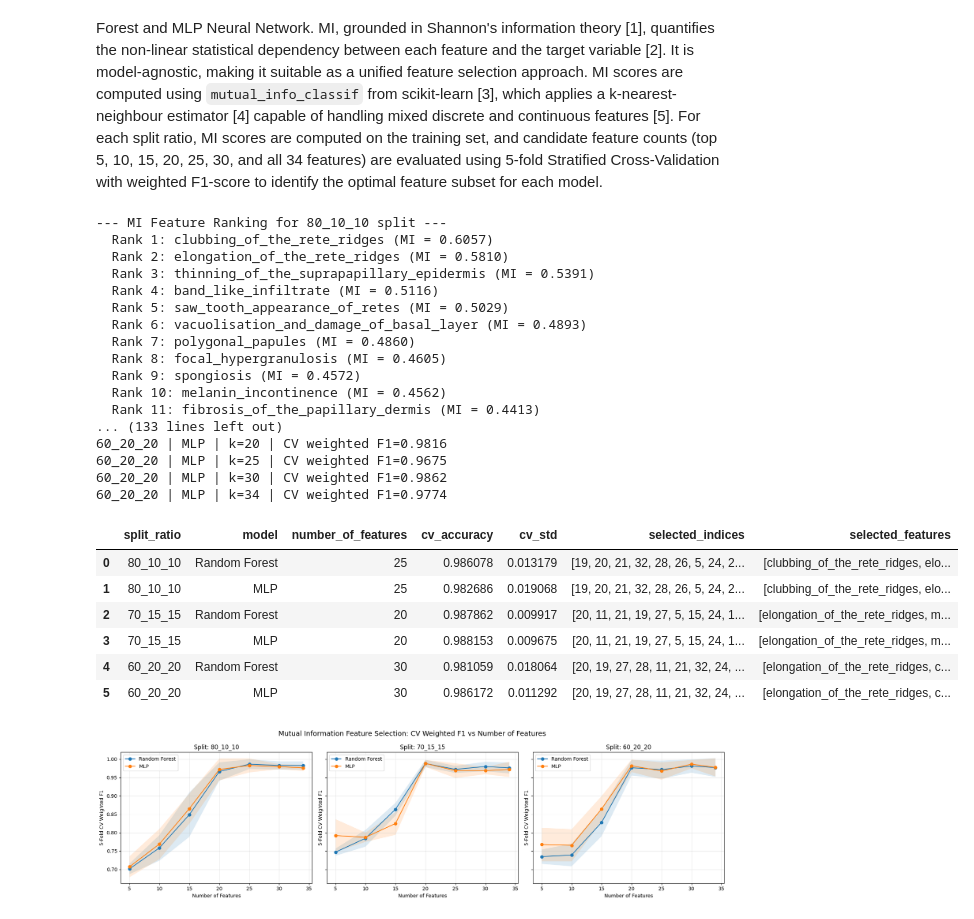
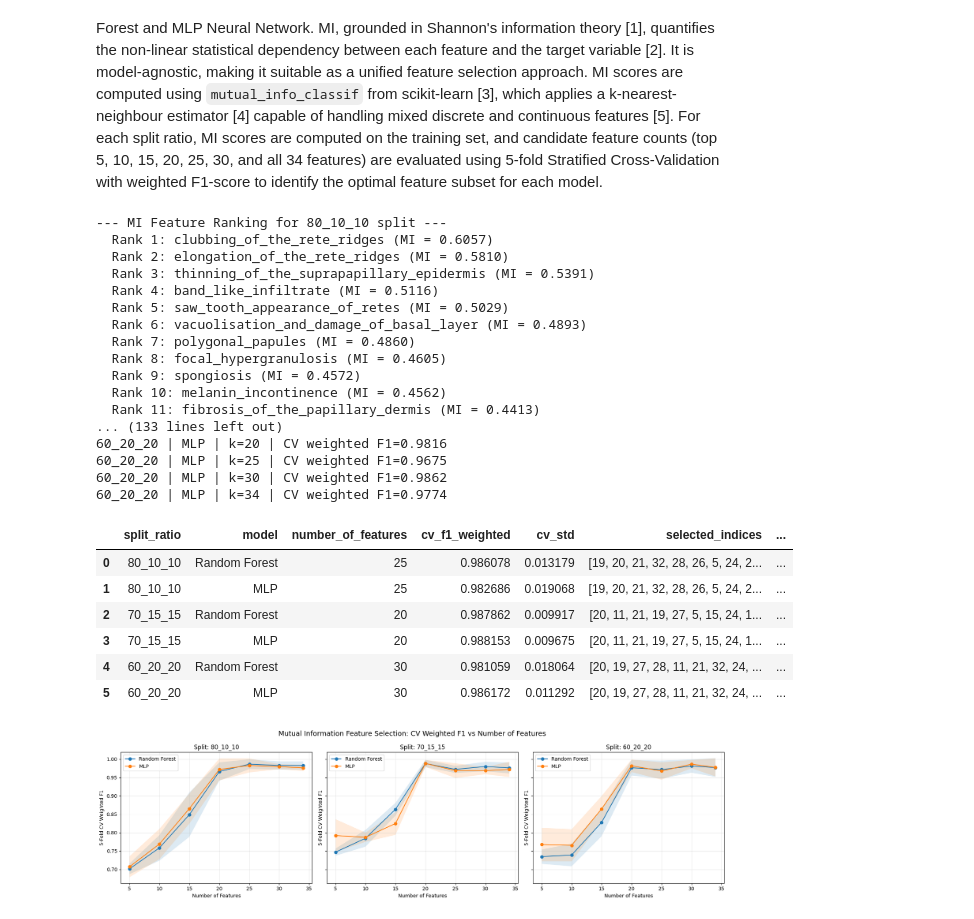
Before and after one commit to Jeffrysoo/CPC-251-Project-1, a Jupyter notebook: CPC251_Project_Combined_Dermatology.ipynb, the cells around one changed output. Saved outputs shown, nothing was run; the diff lists cells and outputs as text; code cells hidden in the pictures.

```diff
--- a/CPC251_Project_Combined_Dermatology.ipynb
+++ b/CPC251_Project_Combined_Dermatology.ipynb
@@ -774,7 +774,7 @@ for split_name, split_data in sfs_input_data.items():
                 'split_ratio': split_name,
                 'model': model_name,
                 'number_of_features': k,
-                'cv_accuracy': cv_scores.mean(),
+                'cv_f1_weighted': cv_scores.mean(),
                 'cv_std': cv_scores.std(),
                 'selected_indices': selected_indices.tolist(),
                 'selected_features': selected_features
@@ -788,14 +788,14 @@ for split_name, split_data in sfs_input_data.items():
         sfs_results[split_name][model_name] = result_df
 
         # Store the best candidate-k row for the current split and model
-        best_row = result_df.loc[result_df['cv_accuracy'].idxmax()]
+        best_row = result_df.loc[result_df['cv_f1_weighted'].idxmax()]
         sfs_summary_rows.append(best_row)
 
 # Combine the best rows into one summary table
 sfs_summary_df = pd.DataFrame(sfs_summary_rows).reset_index(drop=True)
 
 # Display the summary table for all split and model combinations
-sfs_summary_df[['split_ratio', 'model', 'number_of_features', 'cv_accuracy', 'cv_std', 'selected_indices', 'selected_features']]
+sfs_summary_df[['split_ratio', 'model', 'number_of_features', 'cv_f1_weighted', 'cv_std', 'selected_indices', 'selected_features']]
 # %% [output]
 80_10_10 | Logistic Regression | k=5 | CV weighted F1=0.9615
 80_10_10 | Logistic Regression | k=10 | CV weighted F1=0.9895
@@ -830,11 +830,11 @@ fig, axes = plt.subplots(1, 3, figsize=(18, 5), sharey=True)
 
 # Plot one chart per split ratio
 for ax, split_name in zip(axes, sfs_results.keys()):
-    # Plot one accuracy curve for each model within the current split ratio
+    # Plot one weighted F1 curve for each model within the current split ratio
     for model_name, result_df in sfs_results[split_name].items():
         ax.plot(
             result_df['number_of_features'],
-            result_df['cv_accuracy'],
+            result_df['cv_f1_weighted'],
             marker='o',
             label=model_name
         )
@@ -887,7 +887,7 @@ for split_name in split_order:
     # Store the optimal Logistic Regression feature selection information for this split
     lr_sfs_optimal_results[split_name] = {
         'optimal_k': int(lr_row['number_of_features']),
-        'cv_accuracy': lr_row['cv_accuracy'],
+        'cv_f1_weighted': lr_row['cv_f1_weighted'],
         'cv_std': lr_row['cv_std'],
         'selected_indices': lr_row['selected_indices'],
         'selected_features': lr_row['selected_features']
@@ -896,7 +896,7 @@ for split_name in split_order:
     # Store the optimal SVM Linear feature selection information for this split
     svm_linear_sfs_optimal_results[split_name] = {
         'optimal_k': int(svm_linear_row['number_of_features']),
-        'cv_accuracy': svm_linear_row['cv_accuracy'],
+        'cv_f1_weighted': svm_linear_row['cv_f1_weighted'],
         'cv_std': svm_linear_row['cv_std'],
         'selected_indices': svm_linear_row['selected_indices'],
         'selected_features': svm_linear_row['selected_features']
@@ -905,7 +905,7 @@ for split_name in split_order:
     # Store the optimal SVM RBF feature selection information for this split
     svm_sfs_optimal_results[split_name] = {
         'optimal_k': int(svm_row['number_of_features']),
-        'cv_accuracy': svm_row['cv_accuracy'],
+        'cv_f1_weighted': svm_row['cv_f1_weighted'],
         'cv_std': svm_row['cv_std'],
         'selected_indices': svm_row['selected_indices'],
         'selected_features': svm_row['selected_features']
@@ -962,21 +962,21 @@ for split_name in split_order:
     print('Optimal number of features:', lr_sfs_optimal_results[split_name]['optimal_k'])
     print('Selected feature indices:', lr_sfs_optimal_results[split_name]['selected_indices'])
     print('Selected feature names:', lr_sfs_optimal_results[split_name]['selected_features'])
-    print('Best 5-fold CV accuracy:', round(lr_sfs_optimal_results[split_name]['cv_accuracy'], 4))
+    print('Best 5-fold CV weighted F1:', round(lr_sfs_optimal_results[split_name]['cv_f1_weighted'], 4))
     print('-' * 60)
 
     print(f'SVM Linear SFS Results for {split_name} split')
     print('Optimal number of features:', svm_linear_sfs_optimal_results[split_name]['optimal_k'])
     print('Selected feature indices:', svm_linear_sfs_optimal_results[split_name]['selected_indices'])
     print('Selected feature names:', svm_linear_sfs_optimal_results[split_name]['selected_features'])
-    print('Best 5-fold CV accuracy:', round(svm_linear_sfs_optimal_results[split_name]['cv_accuracy'], 4))
+    print('Best 5-fold CV weighted F1:', round(svm_linear_sfs_optimal_results[split_name]['cv_f1_weighted'], 4))
     print('-' * 60)
 
     print(f'SVM RBF SFS Results for {split_name} split')
     print('Optimal number of features:', svm_sfs_optimal_results[split_name]['optimal_k'])
     print('Selected feature indices:', svm_sfs_optimal_results[split_name]['selected_indices'])
     print('Selected feature names:', svm_sfs_optimal_results[split_name]['selected_features'])
-    print('Best 5-fold CV accuracy:', round(svm_sfs_optimal_results[split_name]['cv_accuracy'], 4))
+    print('Best 5-fold CV weighted F1:', round(svm_sfs_optimal_results[split_name]['cv_f1_weighted'], 4))
     print('=' * 60)
 # %% [output]
 Logistic Regression SFS Results for 80_10_10 split
@@ -2509,7 +2509,7 @@ for split_name, split_data in mi_input_data.items():
                 'split_ratio': split_name,
                 'model': model_name,
                 'number_of_features': k,
-                'cv_accuracy': cv_scores.mean(),
+                'cv_f1_weighted': cv_scores.mean(),
                 'cv_std': cv_scores.std(),
                 'selected_indices': selected_indices.tolist(),
                 'selected_features': selected_features
@@ -2520,42 +2520,42 @@ for split_name, split_data in mi_input_data.items():
 
         # Convert the detailed results into a DataFrame for easier viewing and plotting
         result_df = pd.DataFrame(model_results)
         mi_results[split_name][model_name] = result_df
 
         # Store the best candidate-k row for the current split and model
-        best_row = result_df.loc[result_df['cv_accuracy'].idxmax()]
+        best_row = result_df.loc[result_df['cv_f1_weighted'].idxmax()]
         mi_summary_rows.append(best_row)
 
 # Combine the best rows into one summary table
 mi_summary_df = pd.DataFrame(mi_summary_rows).reset_index(drop=True)
 
 # Display the summary table for all split and model combinations
-mi_summary_df[['split_ratio', 'model', 'number_of_features', 'cv_accuracy', 'cv_std', 'selected_indices', 'selected_features']]
+mi_summary_df[['split_ratio', 'model', 'number_of_features', 'cv_f1_weighted', 'cv_std', 'selected_indices', 'selected_features']]
 # %% [output]
 --- MI Feature Ranking for 80_10_10 split ---
   Rank 1: clubbing_of_the_rete_ridges (MI = 0.6057)
   Rank 2: elongation_of_the_rete_ridges (MI = 0.5810)
   Rank 3: thinning_of_the_suprapapillary_epidermis (MI = 0.5391)
   Rank 4: band_like_infiltrate (MI = 0.5116)
   Rank 5: saw_tooth_appearance_of_retes (MI = 0.5029)
   Rank 6: vacuolisation_and_damage_of_basal_layer (MI = 0.4893)
   Rank 7: polygonal_papules (MI = 0.4860)
   Rank 8: focal_hypergranulosis (MI = 0.4605)
   Rank 9: spongiosis (MI = 0.4572)
   Rank 10: melanin_incontinence (MI = 0.4562)
   Rank 11: fibrosis_of_the_papillary_dermis (MI = 0.4413)
 ... (133 lines left out)
 60_20_20 | MLP | k=20 | CV weighted F1=0.9816
 60_20_20 | MLP | k=25 | CV weighted F1=0.9675
 60_20_20 | MLP | k=30 | CV weighted F1=0.9862
 60_20_20 | MLP | k=34 | CV weighted F1=0.9774
-|  | split_ratio | model | number_of_features | cv_accuracy | cv_std | selected_indices | selected_features |
-| 0 | 80_10_10 | Random Forest | 25 | 0.986078 | 0.013179 | [19, 20, 21, 32, 28, 26, 5, 24, 2... | [clubbing_of_the_rete_ridges, elo... |
-| 1 | 80_10_10 | MLP | 25 | 0.982686 | 0.019068 | [19, 20, 21, 32, 28, 26, 5, 24, 2... | [clubbing_of_the_rete_ridges, elo... |
-| 2 | 70_15_15 | Random Forest | 20 | 0.987862 | 0.009917 | [20, 11, 21, 19, 27, 5, 15, 24, 1... | [elongation_of_the_rete_ridges, m... |
-| 3 | 70_15_15 | MLP | 20 | 0.988153 | 0.009675 | [20, 11, 21, 19, 27, 5, 15, 24, 1... | [elongation_of_the_rete_ridges, m... |
-| 4 | 60_20_20 | Random Forest | 30 | 0.981059 | 0.018064 | [20, 19, 27, 28, 11, 21, 32, 24, ... | [elongation_of_the_rete_ridges, c... |
-| 5 | 60_20_20 | MLP | 30 | 0.986172 | 0.011292 | [20, 19, 27, 28, 11, 21, 32, 24, ... | [elongation_of_the_rete_ridges, c... |
+|  | split_ratio | model | number_of_features | cv_f1_weighted | cv_std | selected_indices | ... |
+| 0 | 80_10_10 | Random Forest | 25 | 0.986078 | 0.013179 | [19, 20, 21, 32, 28, 26, 5, 24, 2... | ... |
+| 1 | 80_10_10 | MLP | 25 | 0.982686 | 0.019068 | [19, 20, 21, 32, 28, 26, 5, 24, 2... | ... |
+| 2 | 70_15_15 | Random Forest | 20 | 0.987862 | 0.009917 | [20, 11, 21, 19, 27, 5, 15, 24, 1... | ... |
+| 3 | 70_15_15 | MLP | 20 | 0.988153 | 0.009675 | [20, 11, 21, 19, 27, 5, 15, 24, 1... | ... |
+| 4 | 60_20_20 | Random Forest | 30 | 0.981059 | 0.018064 | [20, 19, 27, 28, 11, 21, 32, 24, ... | ... |
+| 5 | 60_20_20 | MLP | 30 | 0.986172 | 0.011292 | [20, 19, 27, 28, 11, 21, 32, 24, ... | ... |
 # %%
 # Create subplots to compare feature count against cross-validation weighted F1-score for each split ratio
 fig, axes = plt.subplots(1, 3, figsize=(18, 5), sharey=True)
```
Also changed, not shown: parts of 10 cells of this notebook.
